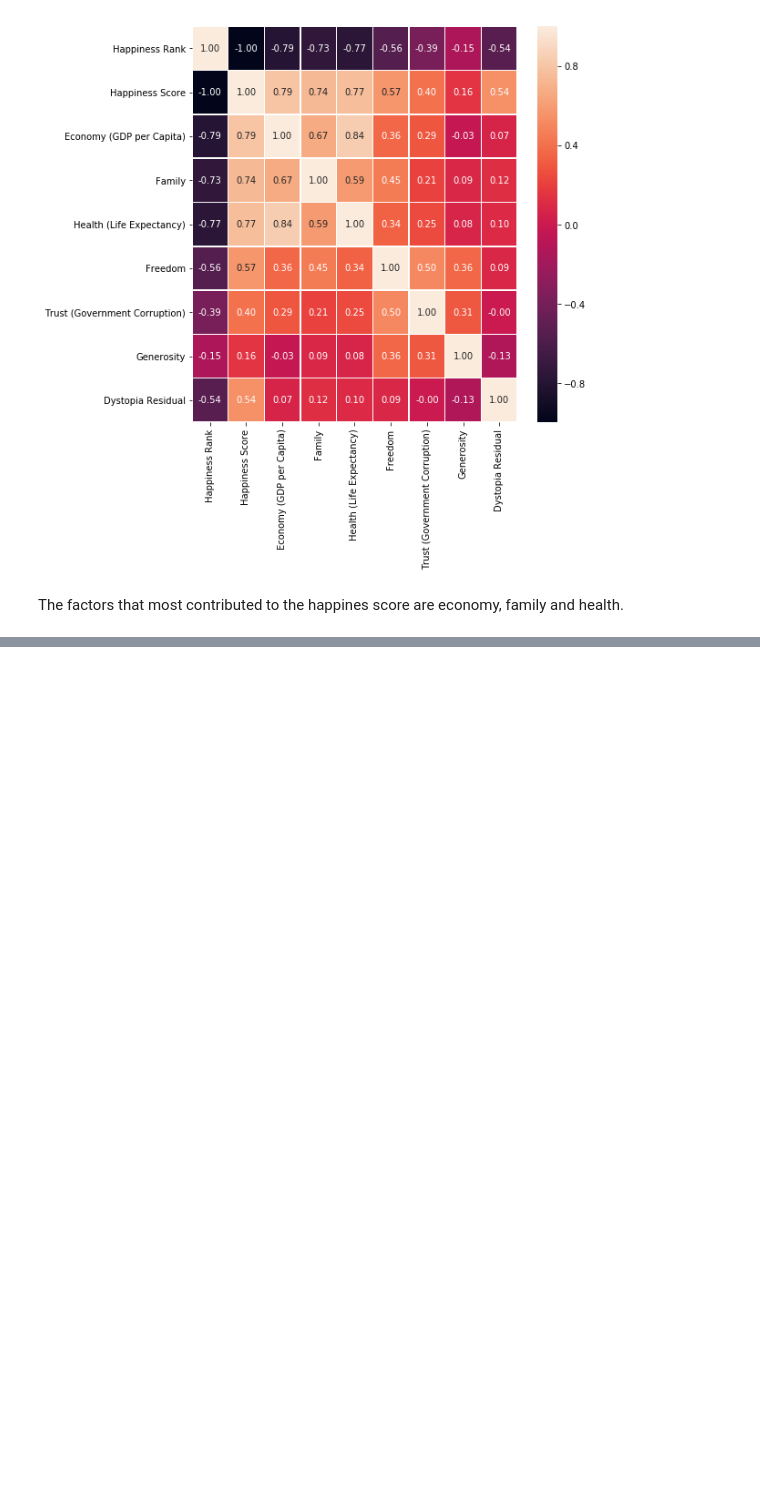
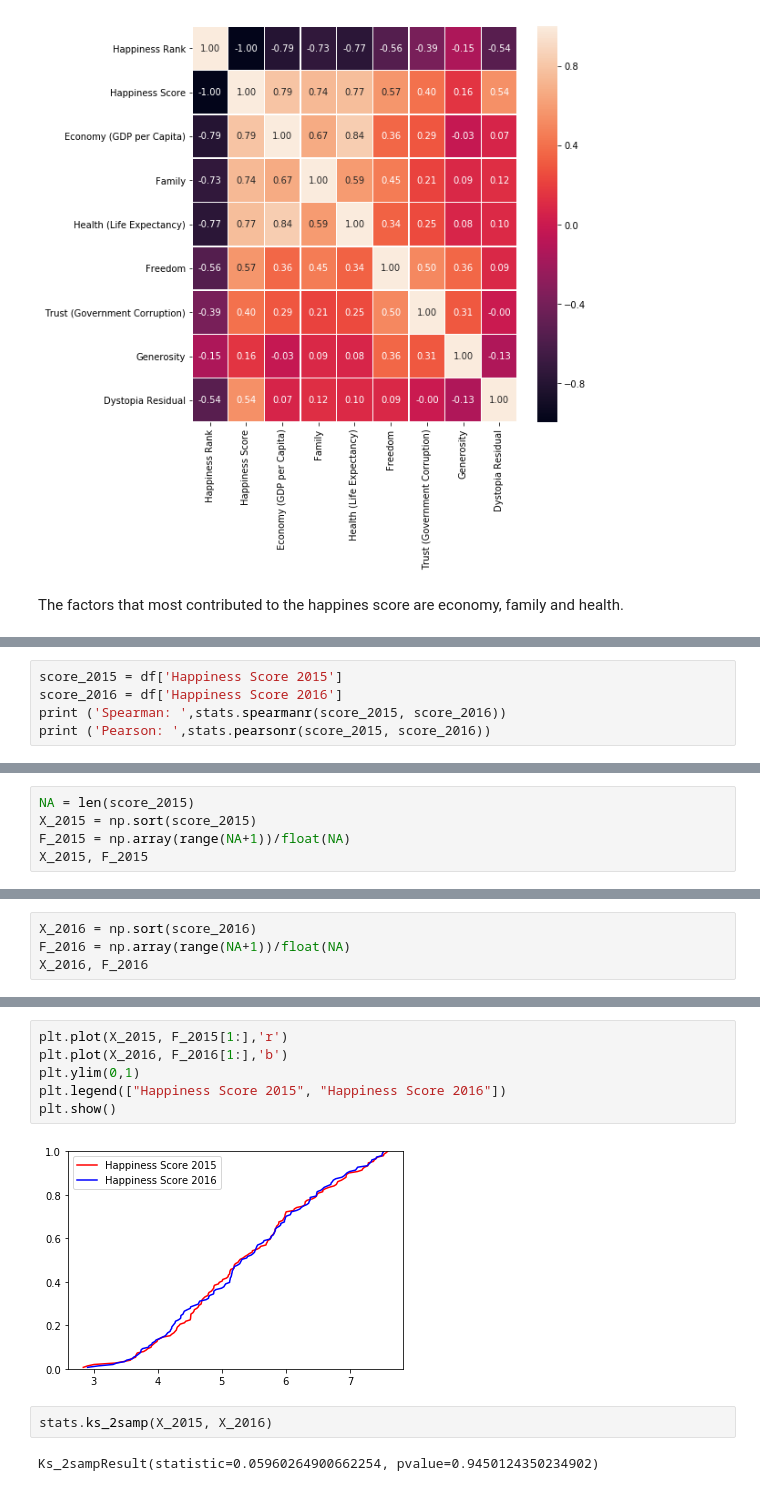
Before and after one commit to fsssa-iscteiulpt/FCD, a Jupyter notebook: Happiness.ipynb, the cells around one changed output, grey strips where cells are left out. Saved outputs shown, nothing was run; the diff lists cells and outputs as text; blank space fills up the shorter version.

```diff
--- a/Happiness.ipynb
+++ b/Happiness.ipynb
@@ -516,0 +422,5 @@ The factors that most contributed to the happines score are economy, family and
+# %%
+score_2015 = df['Happiness Score 2015']
+score_2016 = df['Happiness Score 2016']
+print ('Spearman: ',stats.spearmanr(score_2015, score_2016))
+print ('Pearson: ',stats.pearsonr(score_2015, score_2016))
@@ -516,0 +430,5 @@ The factors that most contributed to the happines score are economy, family and
+# %%
+NA = len(score_2015)
+X_2015 = np.sort(score_2015)
+F_2015 = np.array(range(NA+1))/float(NA)
+X_2015, F_2015
@@ -516,0 +453,4 @@ The factors that most contributed to the happines score are economy, family and
+# %%
+X_2016 = np.sort(score_2016)
+F_2016 = np.array(range(NA+1))/float(NA)
+X_2016, F_2016
@@ -516,0 +475,12 @@ The factors that most contributed to the happines score are economy, family and
+# %%
+plt.plot(X_2015, F_2015[1:],'r')
+plt.plot(X_2016, F_2016[1:],'b')
+plt.ylim(0,1)
+plt.legend(["Happiness Score 2015", "Happiness Score 2016"])
+plt.show()
+# %% [output]
+[figure, added]
+# %%
+stats.ks_2samp(X_2015, X_2016)
+# %% [output]
+Ks_2sampResult(statistic=0.05960264900662254, pvalue=0.9450124350234902)
```
Also changed, not shown: parts of 38 cells of this notebook.
